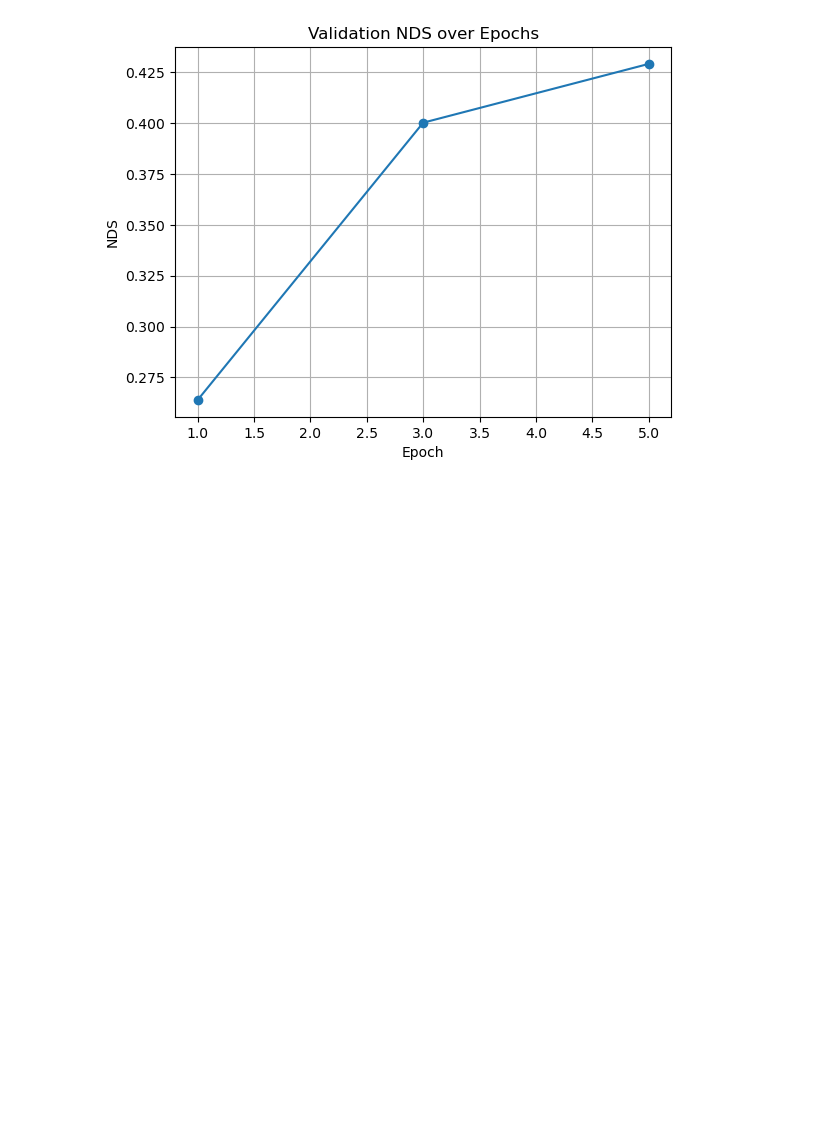
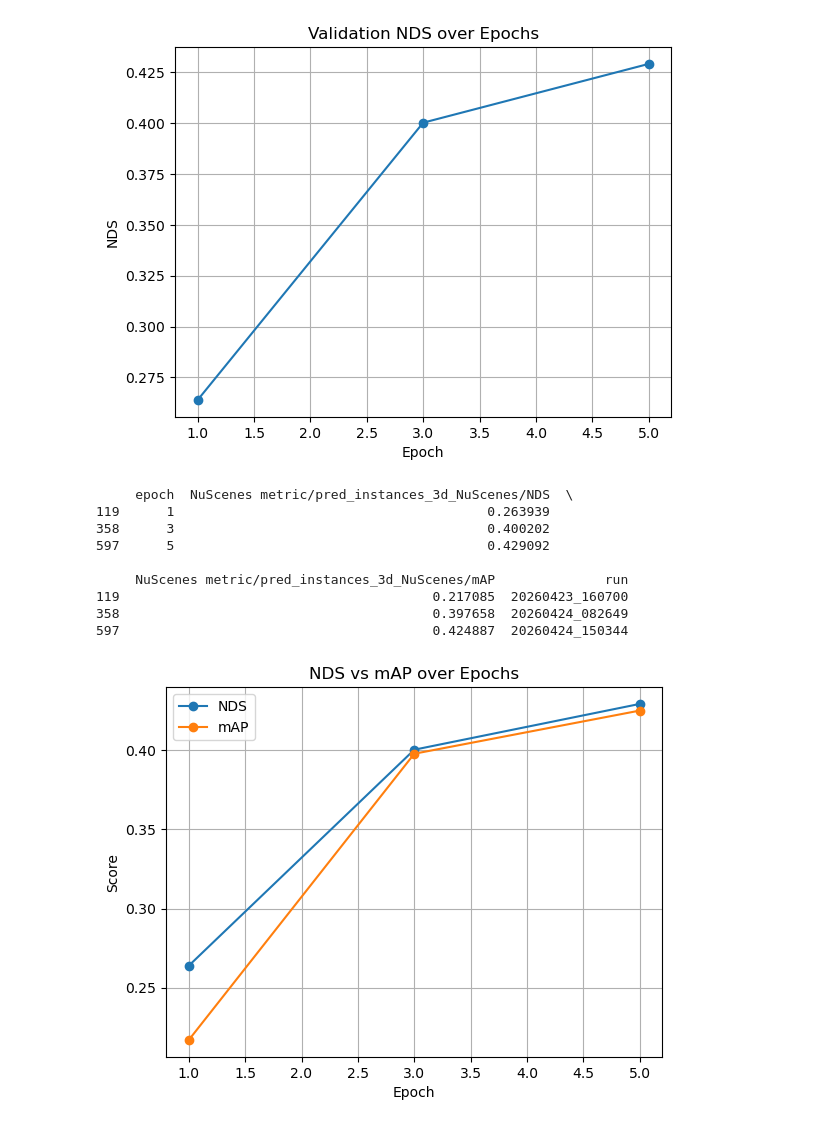
Before and after one commit to darkcyan-ugli-fruit/nuscenes-multimodal-learning, a Jupyter notebook: notebooks/03_camera_lidar_fusion_model.ipynb, the cells around one changed output. Saved outputs shown, nothing was run; the diff lists cells and outputs as text; code cells hidden in the pictures; blank space fills up the shorter version.

```diff
--- a/notebooks/03_camera_lidar_fusion_model.ipynb
+++ b/notebooks/03_camera_lidar_fusion_model.ipynb
@@ -1027,3 +1027,51 @@ plt.show()
 358      3                                        0.400202  20260424_082649
 597      5                                        0.429092  20260424_150344
 [figure]
+# %%
+import matplotlib.pyplot as plt
+
+nds_col = "NuScenes metric/pred_instances_3d_NuScenes/NDS"
+map_col = "NuScenes metric/pred_instances_3d_NuScenes/mAP"
+
+# Keep only rows where metrics exist
+df = scalars_df.dropna(subset=[nds_col, map_col]).copy()
+
+# Manually map runs to epochs (adjust if needed)
+run_to_epoch = {
+    "20260423_160700": 1,
+    "20260424_082649": 3,
+    "20260424_150344": 5,
+}
+
+df["epoch"] = df["run"].map(run_to_epoch)
+
+# Sort for clean plotting
+df = df.sort_values("epoch")
+
+print(df[["epoch", nds_col, map_col, "run"]])
+
+plt.figure()
+
+# Plot both curves
+plt.plot(df["epoch"], df[nds_col], marker="o", label="NDS")
+plt.plot(df["epoch"], df[map_col], marker="o", label="mAP")
+
+plt.xlabel("Epoch")
+plt.ylabel("Score")
+plt.title("NDS vs mAP over Epochs")
+
+plt.legend()
+plt.grid()
+
+plt.show()
+# %% [output]
+     epoch  NuScenes metric/pred_instances_3d_NuScenes/NDS  \
+119      1                                        0.263939
+358      3                                        0.400202
+597      5                                        0.429092
+
+     NuScenes metric/pred_instances_3d_NuScenes/mAP              run
+119                                        0.217085  20260423_160700
+358                                        0.397658  20260424_082649
+597                                        0.424887  20260424_150344
+[figure, added]
```
